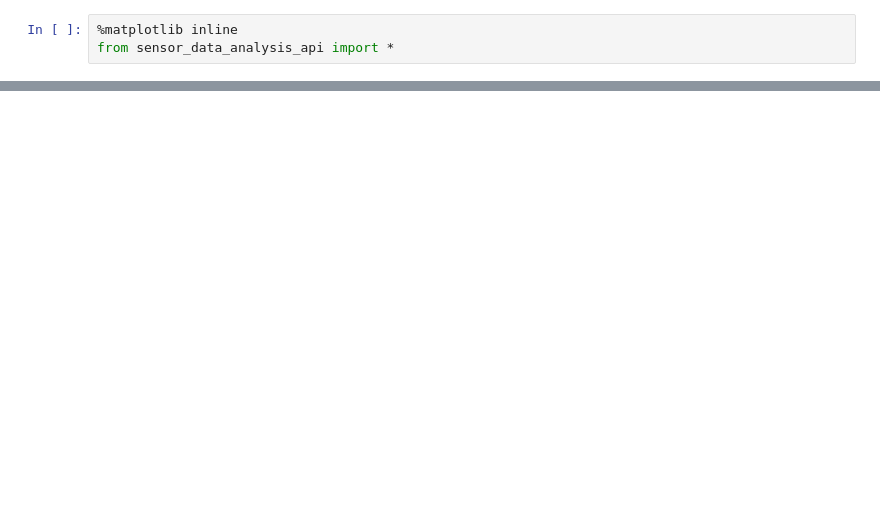
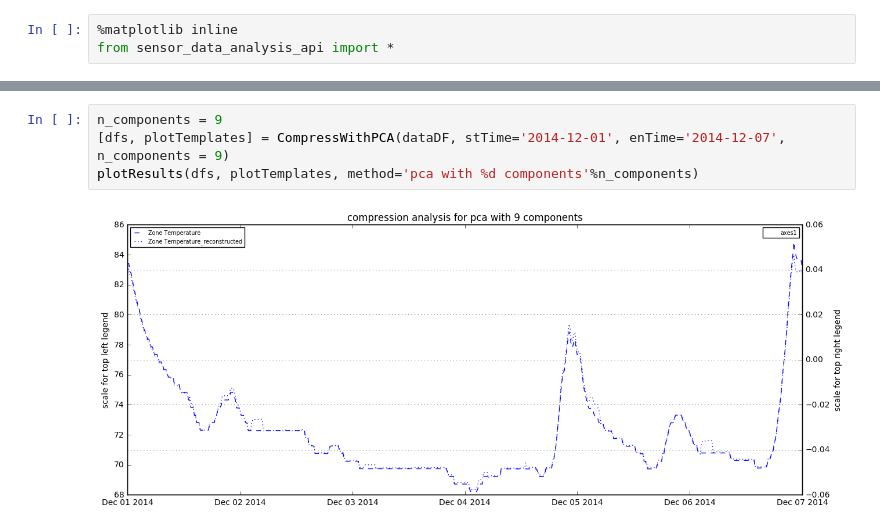
Before and after one commit to mas-dse-mkjaiswa/Capstone, a Jupyter notebook: final/sensor_data_compression.ipynb, the cells around one changed output, grey strips where cells are left out. Saved outputs shown, nothing was run; the diff lists cells and outputs as text; blank space fills up the shorter version.

```diff
--- a/final/sensor_data_compression.ipynb
+++ b/final/sensor_data_compression.ipynb
@@ -31,0 +112,6 @@ error = 0.00515153738704 error/_std= 0.00159196449099
+# %%
+n_components = 9
+[dfs, plotTemplates] = CompressWithPCA(dataDF, stTime='2014-12-01', enTime='2014-12-07', n_components = 9)
+plotResults(dfs, plotTemplates, method='pca with %d components'%n_components)
+# %% [output]
+[figure, added]
```
Also changed, not shown: parts of 5 cells of this notebook, 2 other files.
